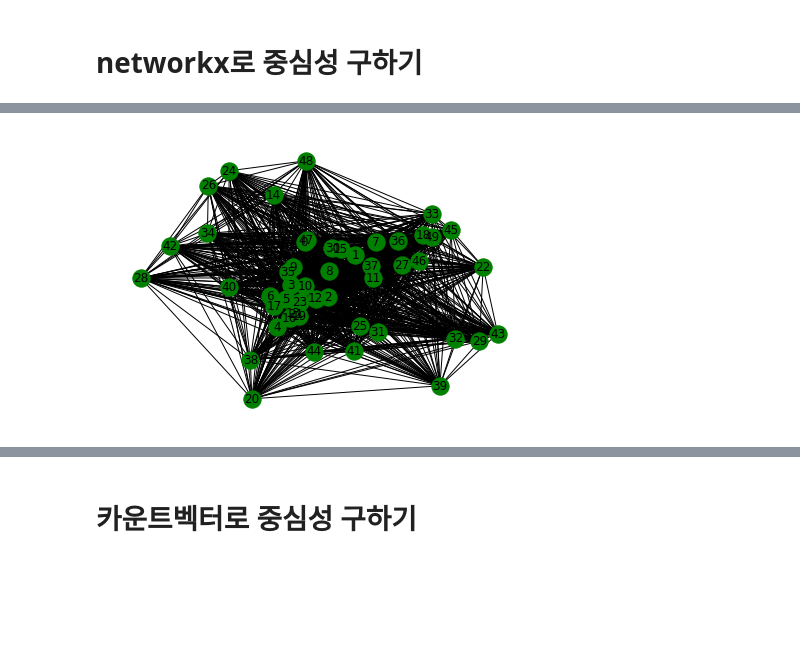
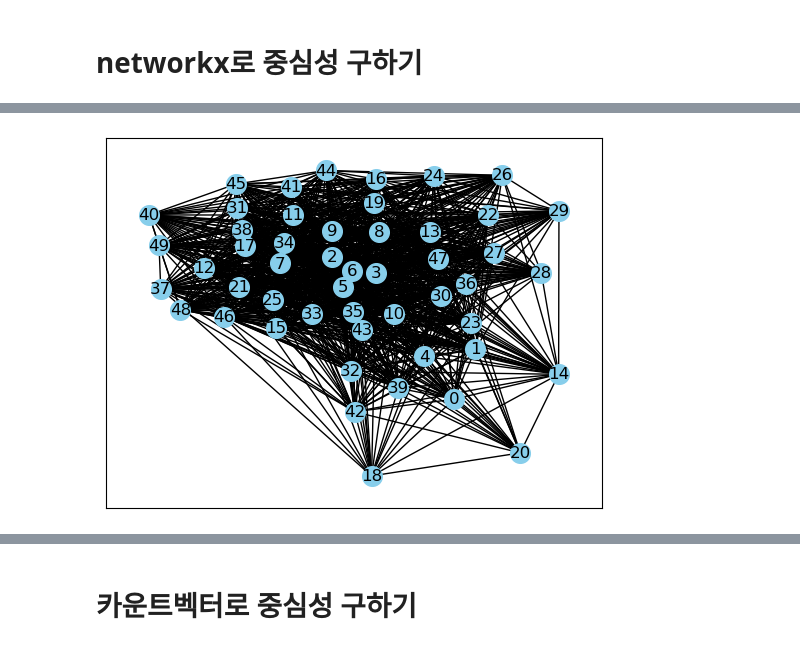
Before and after one commit to DDalaDDula/NIFoS_Textdata_Analysis, a Jupyter notebook: networkx.ipynb, the cells around one changed output, grey strips where cells are left out. Cells and saved outputs as stored; diff of their text form; code cells hidden in the pictures; blank space fills up the shorter version.

Commit message:
networkx and pyvis added

```diff
--- a/networkx.ipynb
+++ b/networkx.ipynb
@@ -7,2 +8,7 @@ from tqdm.notebook import tqdm
 from sklearn.feature_extraction.text import TfidfVectorizer, CountVectorizer, TfidfTransformer
+# %%
+# 저장된 피클 파일을 불러오기
+with open('c.pkl', 'rb') as file:
+    df = pickle.load(file)
+df
 # %%
@@ -17 +38,6 @@ print(len(corpus))
+# %%
+# 저장된 피클 파일을 불러오기
+with open('d.pkl', 'rb') as file:
+    stopwords_df = pickle.load(file)
+stopwords_df
 # %%
@@ -26,6 +51,3 @@ print(len(stopwords), stopwords[:10])
 import networkx as nx
 import matplotlib.cm as cm
 from matplotlib.colors import Normalize
-# %%
-c_comatx = pd.read_csv("D:/2022산림문화/2022산림문화_문화감성어 단어동시출현행렬.txt", encoding='UTF-8')
-c_comatx
@@ -70,5 +91,30 @@ nx.draw(G, with_labels = True, node_color = 'green')
-# %%
-pos = nx.spring_layout(G)
-nx.draw(G, pos, with_labels = True, node_color = 'green')
-# %% [output]
-[figure, removed]
+# %%
+import numpy as np
+import networkx as nx
+import matplotlib.pyplot as plt
+
+# NetworkX 그래프 생성
+G = nx.Graph()
+
+# 노드 추가
+for i in range(50):
+    G.add_node(i)
+
+# 엣지 추가 (동시출현 빈도 행렬을 기반으로)
+for i in range(50):
+    for j in range(i + 1, 50):  # 중복된 엣지를 피하기 위해
+        weight = c_comatx_array[i, j]
+        if weight > 0:
+            G.add_edge(i, j, weight=weight)
+
+# 그래프 시각화
+pos = nx.spring_layout(G)  # 그래프 레이아웃 설정
+labels = {i: str(i) for i in range(50)}  # 노드 라벨 설정
+edge_labels = {(i, j): c_comatx_array[i, j] for i, j, _ in G.edges(data=True)}  # 엣지 라벨 설정
+
+# 그래프 시각화
+nx.draw_networkx(G, pos, with_labels=True, labels=labels, node_color='skyblue', node_size=200)
+#nx.draw_networkx_edge_labels(G, pos, edge_labels=edge_labels, font_color='red')
+plt.show()
+# %% [output]
+[figure, added]
```
Also changed, not shown: parts of 26 cells of this notebook, 10 other files.
